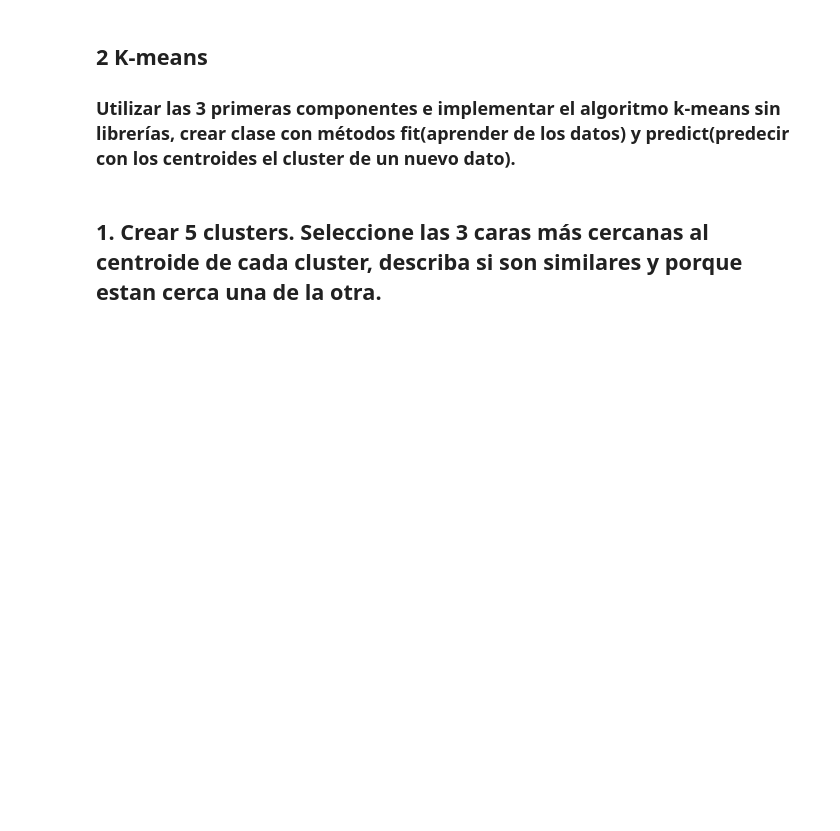
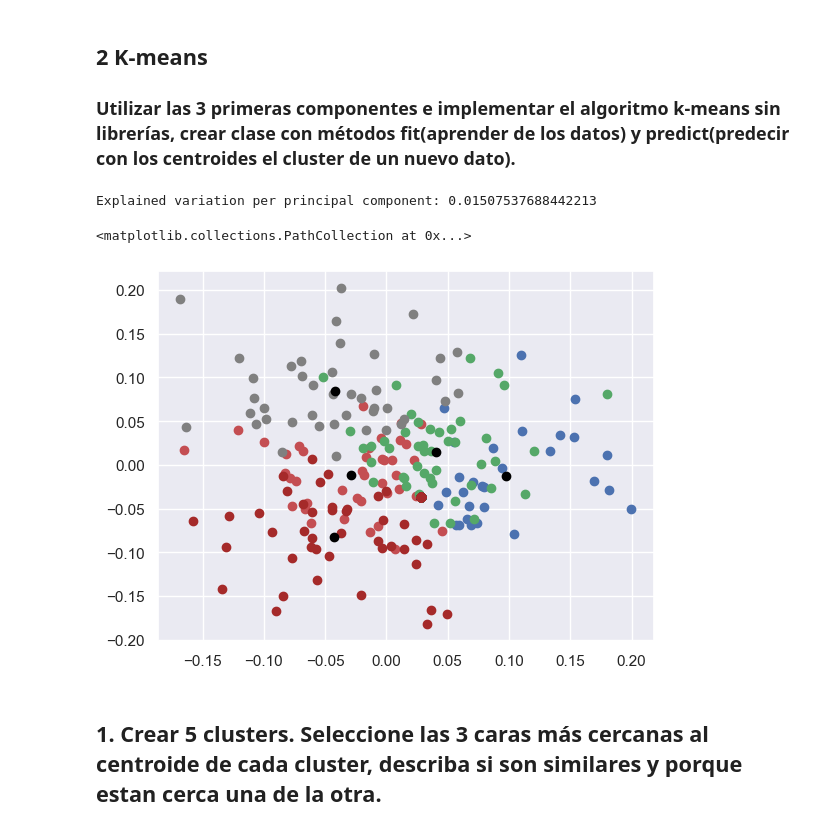
Before and after one commit to JuanMorales4619/Estadistica-3, a Jupyter notebook: Tarea 2/src/notebook/NoteBook.ipynb, the cells around one changed output. Cells and saved outputs as stored; diff of their text form; code cells hidden in the pictures; blank space fills up the shorter version.

```diff
--- a/Tarea 2/src/notebook/NoteBook.ipynb
+++ b/Tarea 2/src/notebook/NoteBook.ipynb
@@ -264,6 +265,42 @@ class Kmeans:
     def predict(self,X):
         n_l = self.calculate_labels(X)
         return n_l
+# %%
+def reduce_dim_pca(components, X_train, X_test):
+    """
+    This method reduce the dimensionality of the Train and Test Matrix.
+    """
+    pca = PCA(n_components=components)
+    X_r = pca.fit(X_train).transform(X_train)
+    X_nr = pca.transform(X_test)
+    text = 'Explained variation per principal component: {}'
+    print(text.format(np.sum(pca.explained_variance_ratio_[:components])))
+    return X_r, X_nr
+
+X_r, X_nr = reduce_dim_pca(3,eigen_faces,eigen_faces)
+
+kmeans = Kmeans(5)
+kmeans.train(X_r)
+labels = kmeans.predict(X_r)
+
+
+
+fig, ax = plt.subplots(1,1)
+kmeans = Kmeans(5)
+kmeans.train(X_r)
+label = kmeans.predict(X_r)
+
+ax.scatter(X_r[np.where(label==0),0],X_r[np.where(label==0),1],c='r')
+ax.scatter(X_r[np.where(label==1),0],X_r[np.where(label==1),1],c='b')
+ax.scatter(X_r[np.where(label==2),0],X_r[np.where(label==2),1],c='g')
+ax.scatter(X_r[np.where(label==3),0],X_r[np.where(label==3),1],c='gray')
+ax.scatter(X_r[np.where(label==4),0],X_r[np.where(label==4),1],c='brown')
+ax.scatter(kmeans.mu[:,0],
+           kmeans.mu[:,1], c='black')
+# %% [output]
+Explained variation per principal component: 0.01507537688442213
+<matplotlib.collections.PathCollection at 0x...>
+[figure, added]
 # %% [markdown]
 ## 1. Crear 5 clusters. Seleccione las 3 caras más cercanas al centroide de cada cluster, describa si son similares y porque estan cerca una de la otra.
 # %% [markdown]
```
Also changed, not shown: parts of 18 cells of this notebook.
